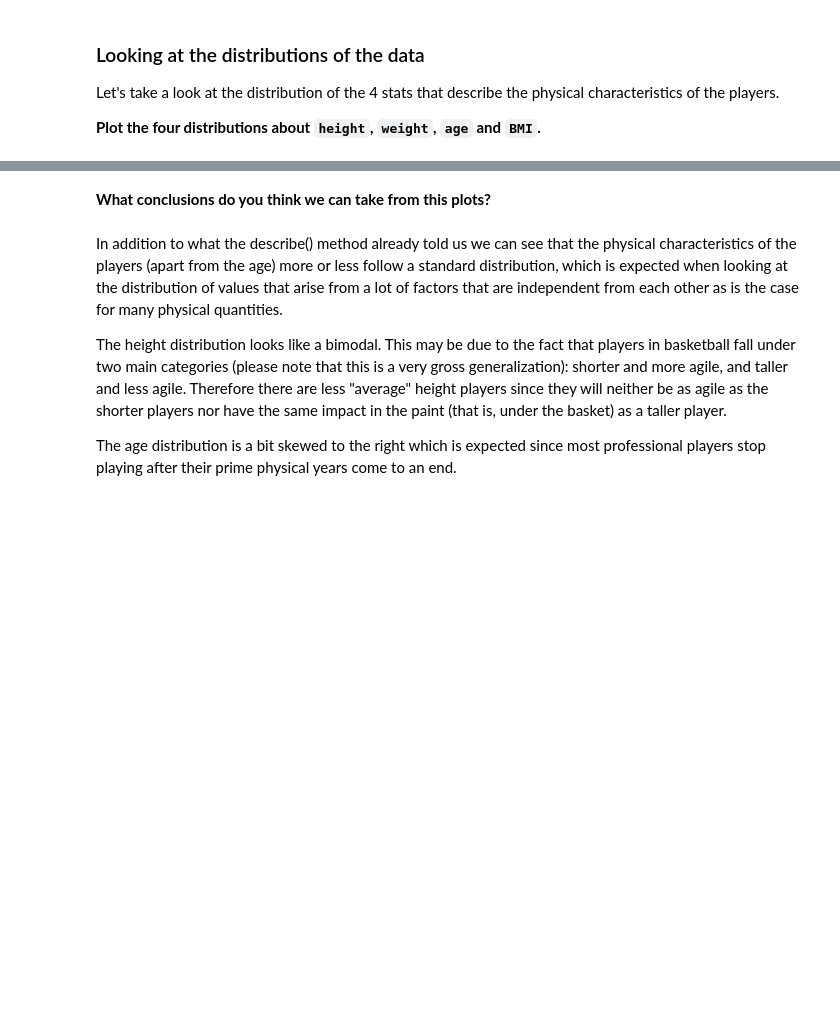
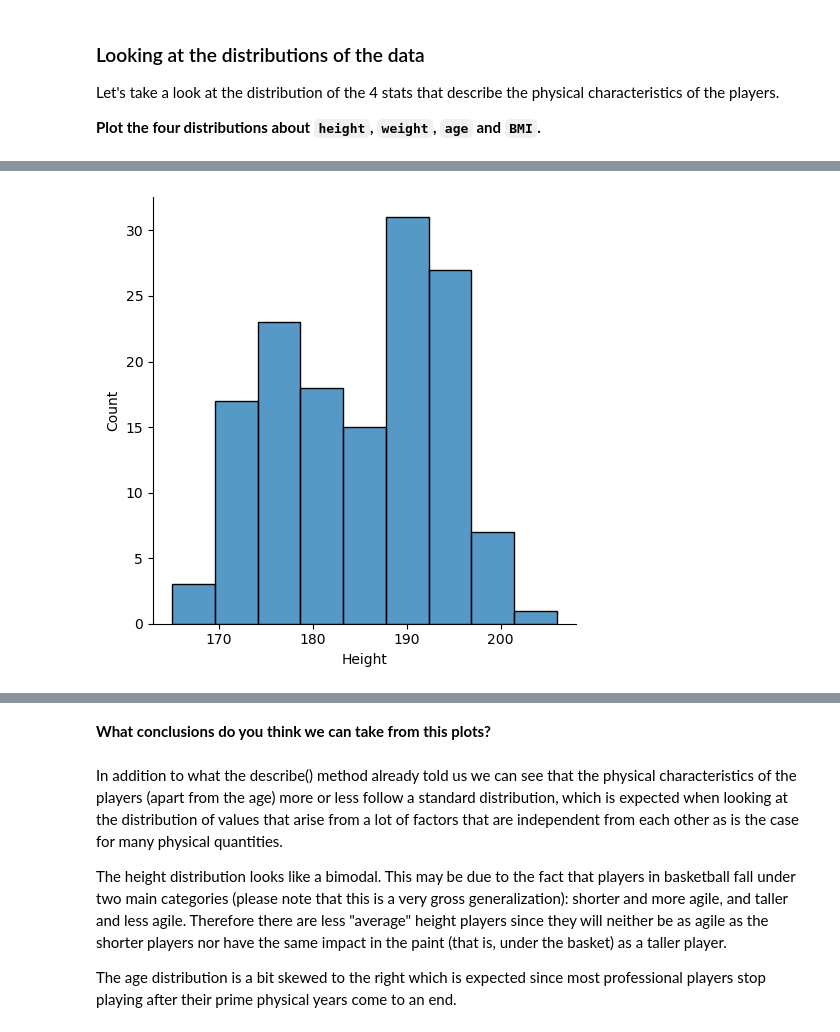
Before and after one commit to ta-data-lis/M2-mini-project2, a Jupyter notebook: your-code/2.-Exploratory-Data-Analysis.ipynb, the cells around one changed output, grey strips where cells are left out. Cells and saved outputs as stored; diff of their text form; code cells hidden in the pictures; blank space fills up the shorter version.

```diff
--- a/your-code/2.-Exploratory-Data-Analysis.ipynb
+++ b/your-code/2.-Exploratory-Data-Analysis.ipynb
@@ -36,0 +75,5 @@ Let's take a look at the distribution of the 4 stats that describe the physical
+# %%
+sns.displot(wnba['Height'])
+plt.show()
+# %% [output]
+[figure, added]
```
Also changed, not shown: parts of 22 cells of this notebook, 3 other files.
